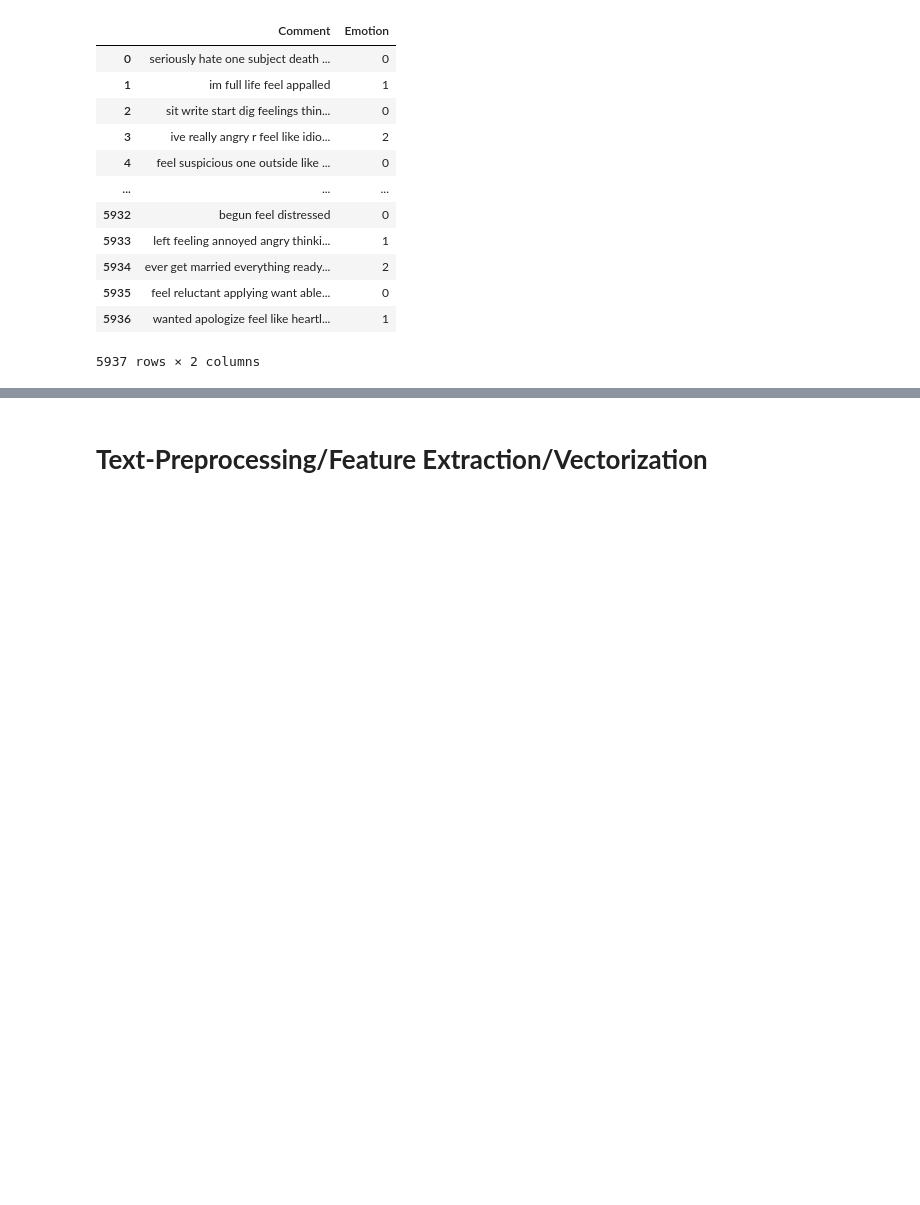
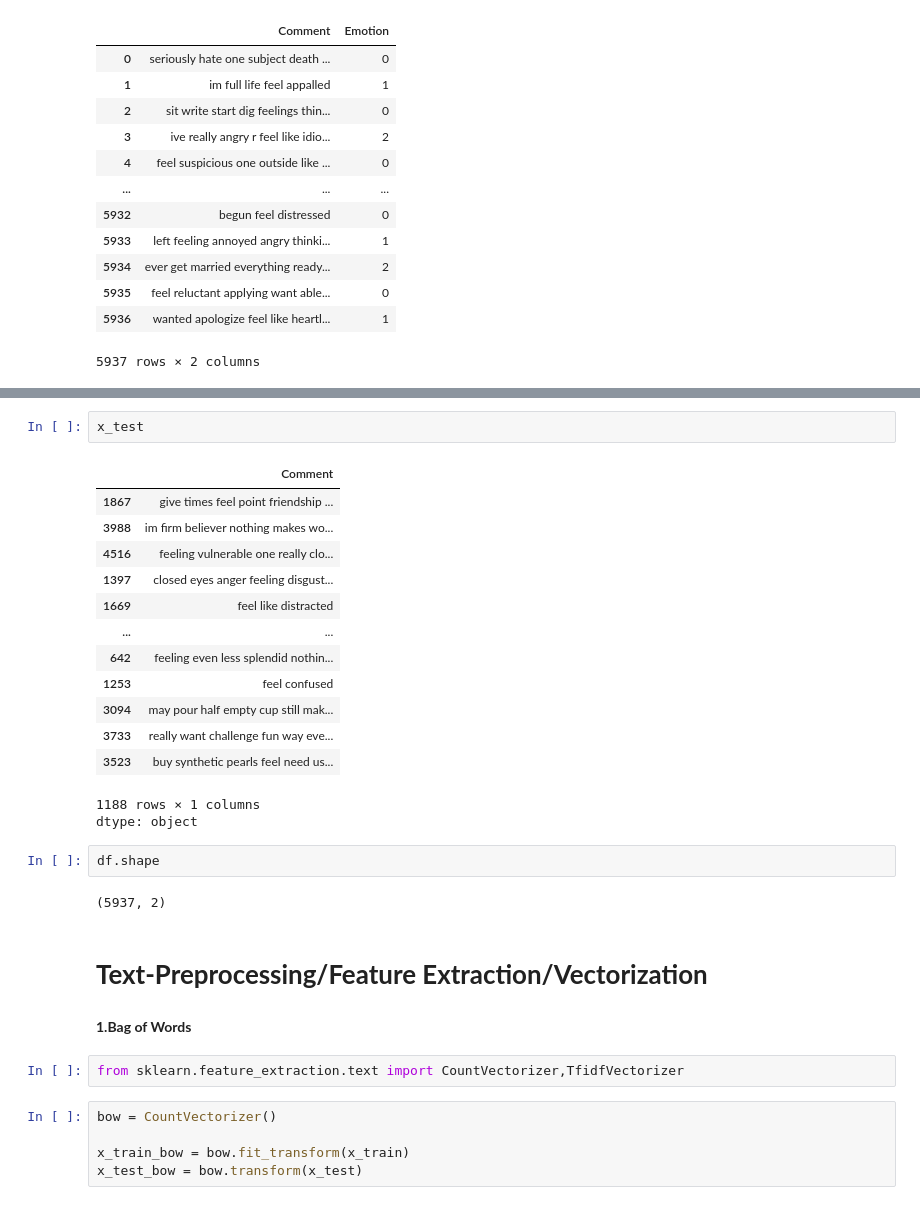
Before and after one commit to PranavSarvaiyya/NLP, a Jupyter notebook: NLP.ipynb, the cells around one changed output, grey strips where cells are left out. Saved outputs shown, nothing was run; the diff lists cells and outputs as text; blank space fills up the shorter version.

```diff
--- a/NLP.ipynb
+++ b/NLP.ipynb
@@ -286,2 +309,32 @@ df
+# %%
+x_test
+# %% [output]
+|  | Comment |
+| 1867 | give times feel point friendship ... |
+| 3988 | im firm believer nothing makes wo... |
+| 4516 | feeling vulnerable one really clo... |
+| 1397 | closed eyes anger feeling disgust... |
+| 1669 | feel like distracted |
+| ... | ... |
+| 642 | feeling even less splendid nothin... |
+| 1253 | feel confused |
+| 3094 | may pour half empty cup still mak... |
+| 3733 | really want challenge fun way eve... |
+| 3523 | buy synthetic pearls feel need us... |
+1188 rows × 1 columns
+dtype: object
+# %%
+df.shape
+# %% [output]
+(5937, 2)
 # %% [markdown]
 # **Text-Preprocessing/Feature Extraction/Vectorization**
+# %% [markdown]
+**1.Bag of Words**
+# %%
+from sklearn.feature_extraction.text import CountVectorizer,TfidfVectorizer
+# %%
+bow = CountVectorizer()
+
+x_train_bow = bow.fit_transform(x_train)
+x_test_bow = bow.transform(x_test)
```
Also changed, not shown: parts of 33 cells of this notebook.
